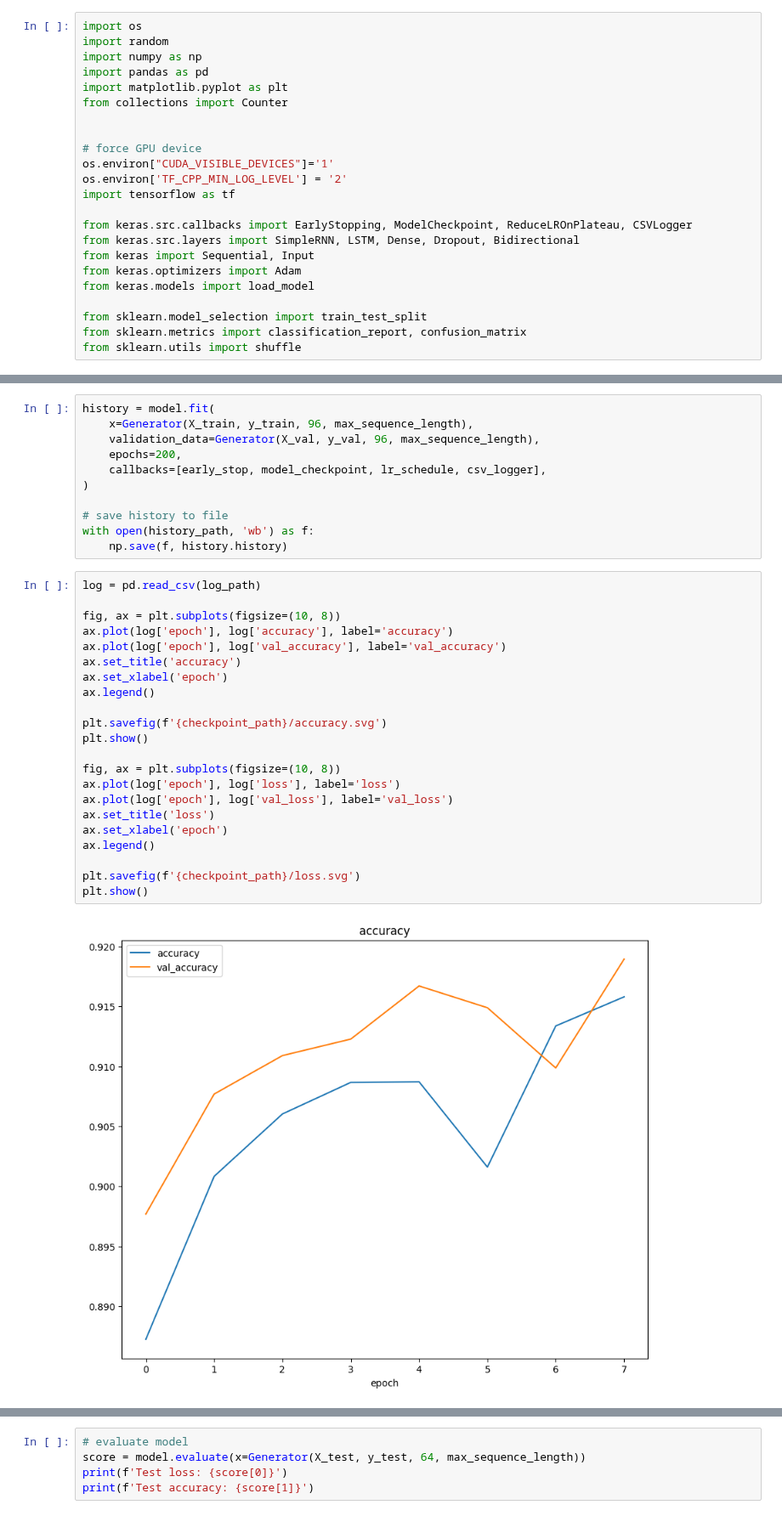
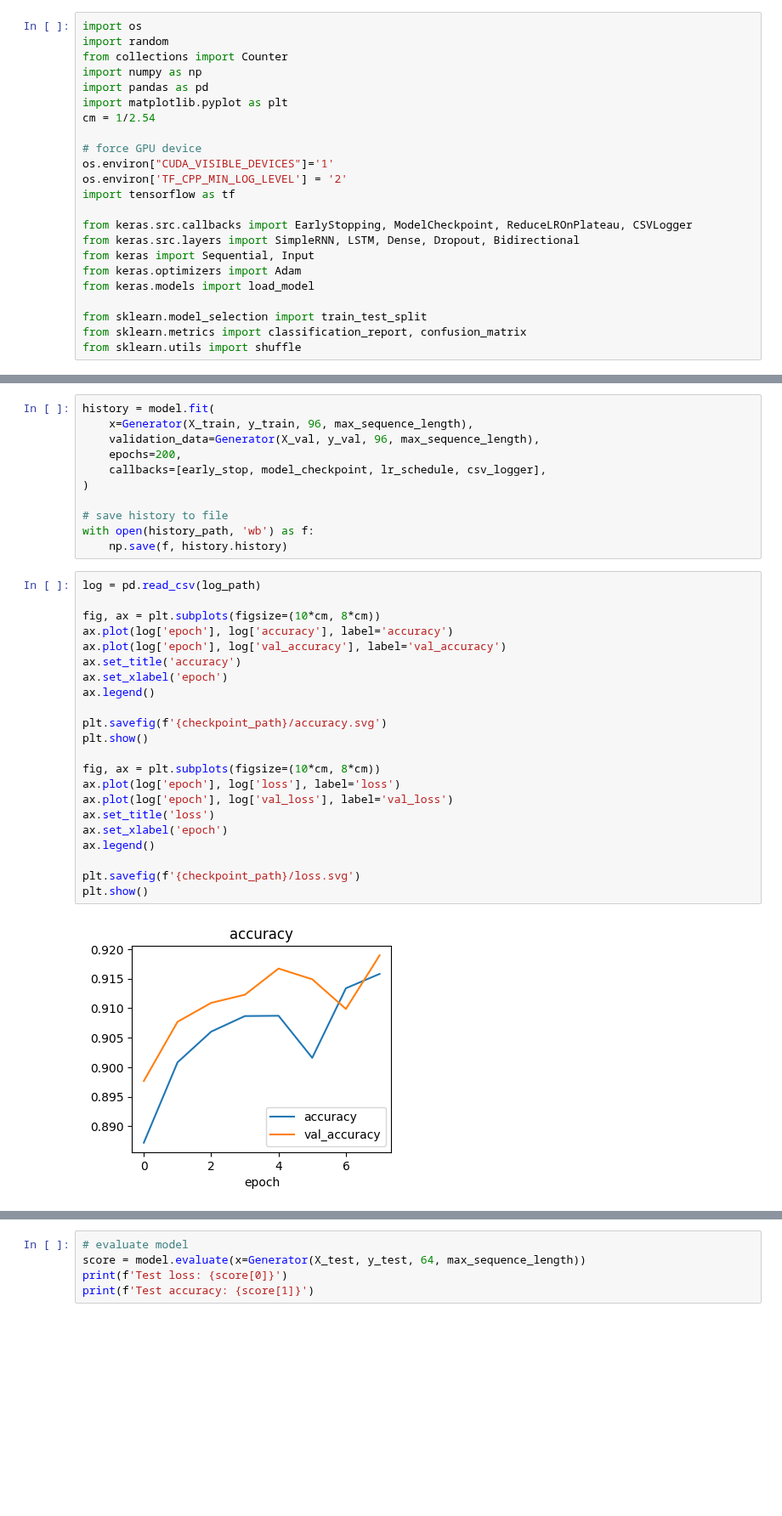
Before and after one commit to JannikRosendahl/bachelor_thesis_models, a Jupyter notebook: rnn.ipynb, the cells around one changed output, grey strips where cells are left out. Shown at 85% size. Cells and saved outputs as stored; diff of their text form; blank space fills up the shorter version.

Commit message:
plot size

```diff
--- a/rnn.ipynb
+++ b/rnn.ipynb
@@ -1,11 +1,11 @@
 # %%
 import os
 import random
+from collections import Counter
 import numpy as np
 import pandas as pd
 import matplotlib.pyplot as plt
-from collections import Counter
-
+cm = 1/2.54
 
 # force GPU device
 os.environ["CUDA_VISIBLE_DEVICES"]='1'
@@ -440,24 +440,24 @@ with open(history_path, 'wb') as f:
 # %%
 log = pd.read_csv(log_path)
 
-fig, ax = plt.subplots(figsize=(10, 8))
+fig, ax = plt.subplots(figsize=(10*cm, 8*cm))
 ax.plot(log['epoch'], log['accuracy'], label='accuracy')
 ax.plot(log['epoch'], log['val_accuracy'], label='val_accuracy')
 ax.set_title('accuracy')
 ax.set_xlabel('epoch')
 ax.legend()
 
 plt.savefig(f'{checkpoint_path}/accuracy.svg')
 plt.show()
 
-fig, ax = plt.subplots(figsize=(10, 8))
+fig, ax = plt.subplots(figsize=(10*cm, 8*cm))
 ax.plot(log['epoch'], log['loss'], label='loss')
 ax.plot(log['epoch'], log['val_loss'], label='val_loss')
 ax.set_title('loss')
 ax.set_xlabel('epoch')
 ax.legend()
 
 plt.savefig(f'{checkpoint_path}/loss.svg')
 plt.show()
 # %% [output]
-[figure, old version]
+[figure, new version]
```
Also changed, not shown: parts of 2 cells of this notebook, 3 other files.
